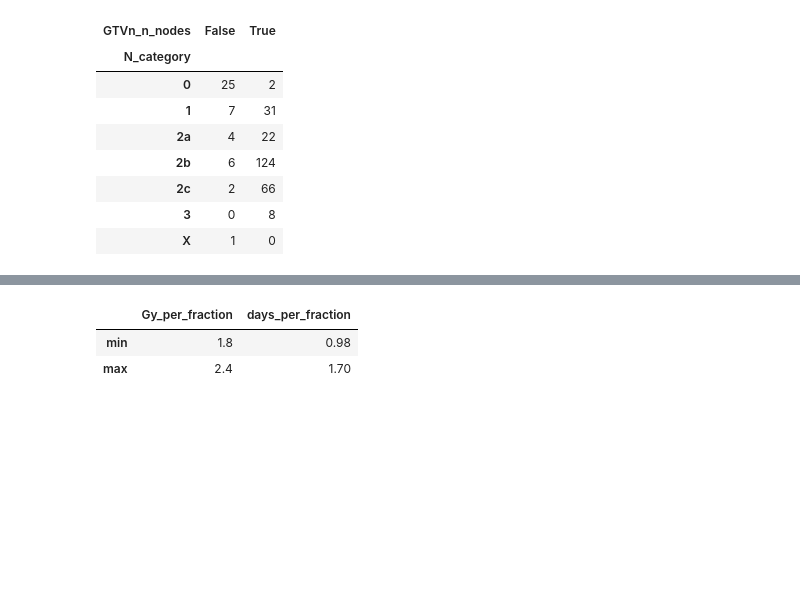
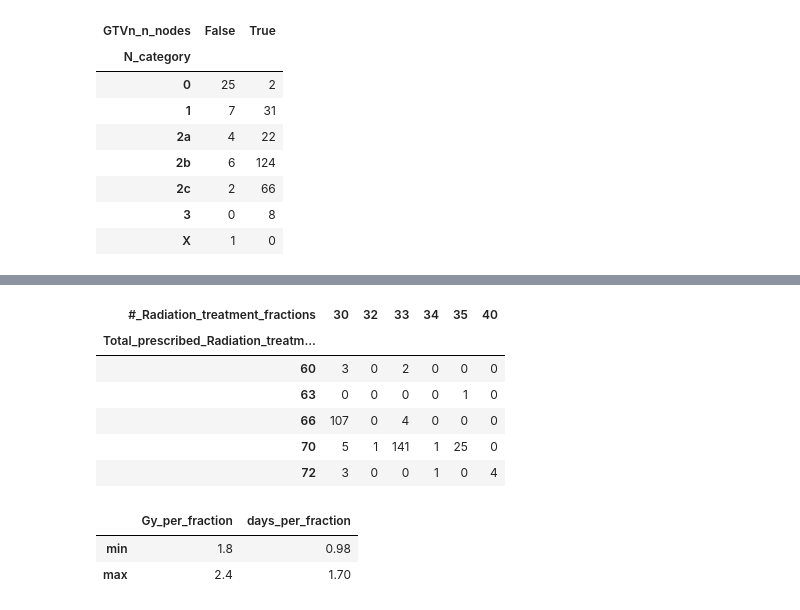
Before and after one commit to a1pha-dev/SS-Computationaloncology, a Jupyter notebook: w4/practice.ipynb, the cells around one changed output, grey strips where cells are left out. Saved outputs shown, nothing was run; the diff lists cells and outputs as text; code cells hidden in the pictures; blank space fills up the shorter version.

```diff
--- a/w4/practice.ipynb
+++ b/w4/practice.ipynb
@@ -190,10 +200,16 @@ changes = {}
 changes["N_category"] = (df["N_category"] == "X").sum()
 changes["AJCC_Stage"] = (df["AJCC_Stage"] == "X").sum() + (wrong_stage & ~x_code).sum()
 changes["Smoking_Pack-Years"] = zero_pack_years.sum()
+intensity = [col for col in gtvp if not col.startswith("GTVp_shape_")]  # всё, кроме формы
+changes[f"каждый из {len(intensity)} признаков плотности и текстуры GTVp"] = hu_high.sum()
+changes["GTVp_firstorder_Minimum"] = (hu_low & ~hu_high).sum()
+changes["GTVp_firstorder_Range"] = (hu_low & ~hu_high).sum()  # размах = максимум − минимум
 
 df.loc[wrong_stage & ~x_code, "AJCC_Stage"] = expected_stage[wrong_stage & ~x_code]
 df[["N_category", "AJCC_Stage"]] = df[["N_category", "AJCC_Stage"]].replace("X", np.nan)
 df.loc[zero_pack_years, "Smoking_Pack-Years"] = np.nan  # истинное значение не восстановить
+df.loc[hu_high, intensity] = np.nan                       # металл в маске искажает всю гистограмму и текстуру
+df.loc[hu_low, ["GTVp_firstorder_Minimum", "GTVp_firstorder_Range"]] = np.nan  # плотность ткани не восстановить
 
 pd.Series(changes)
 # %% [output]
@@ -203,4 +222,14 @@ Smoking_Pack-Years    7
 dtype: int64
+# %%
+pd.crosstab(df["Total_prescribed_Radiation_treatment_dose"], df["#_Radiation_treatment_fractions"])
+# %% [output]
+| #_Radiation_treatment_fractions | 30 | 32 | 33 | 34 | 35 | 40 |
+| Total_prescribed_Radiation_treatm... |  |  |  |  |  |  |
+| 60 | 3 | 0 | 2 | 0 | 0 | 0 |
+| 63 | 0 | 0 | 0 | 0 | 1 | 0 |
+| 66 | 107 | 0 | 4 | 0 | 0 | 0 |
+| 70 | 5 | 1 | 141 | 1 | 25 | 0 |
+| 72 | 3 | 0 | 0 | 1 | 0 | 4 |
 # %%
 df["Dose_per_fraction"] = df["Total_prescribed_Radiation_treatment_dose"] / df["#_Radiation_treatment_fractions"]
 days_per_fraction = df["Radiation_treatment_course_duration"] / df["#_Radiation_treatment_fractions"]
```
Also changed, not shown: parts of 10 cells of this notebook, 6 other files.
